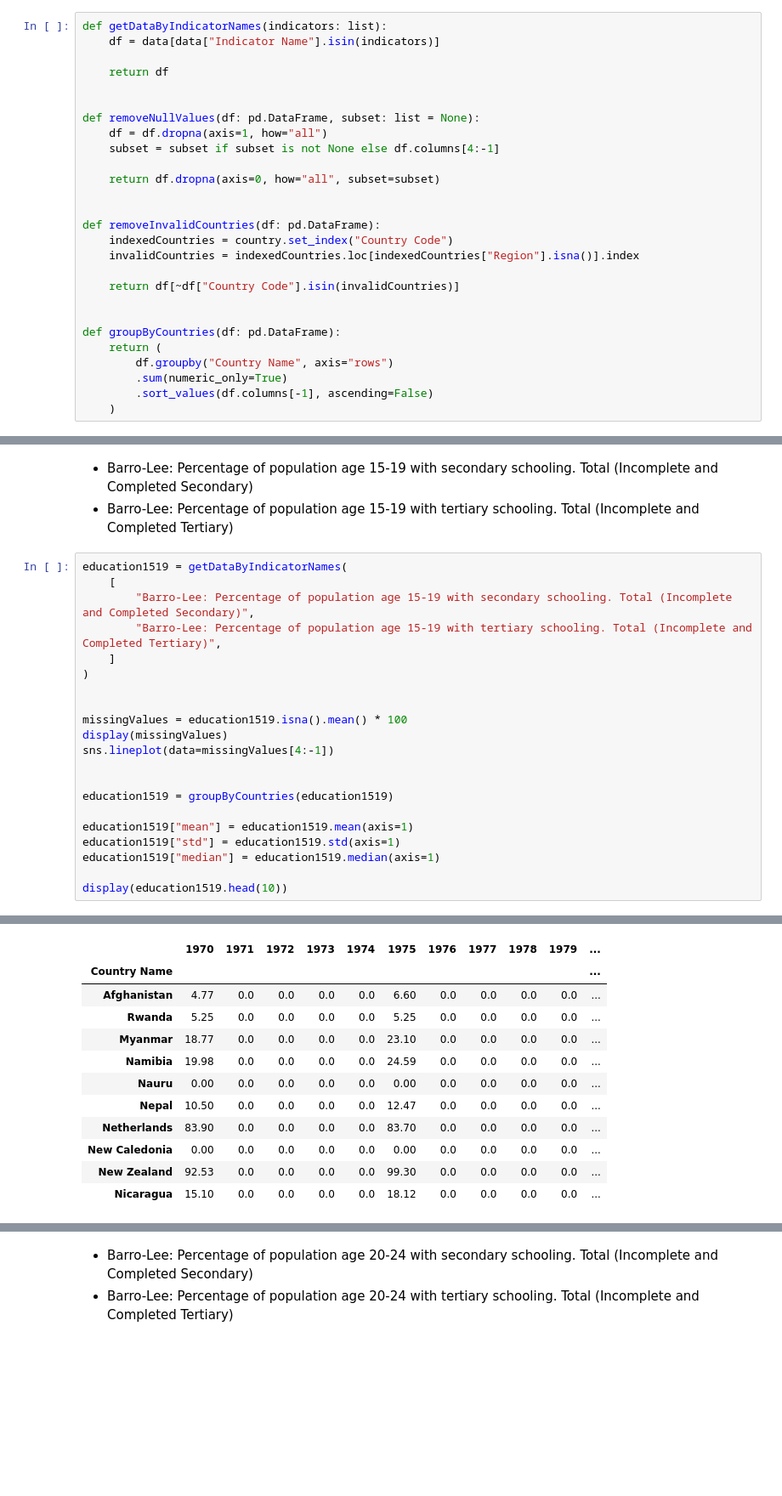
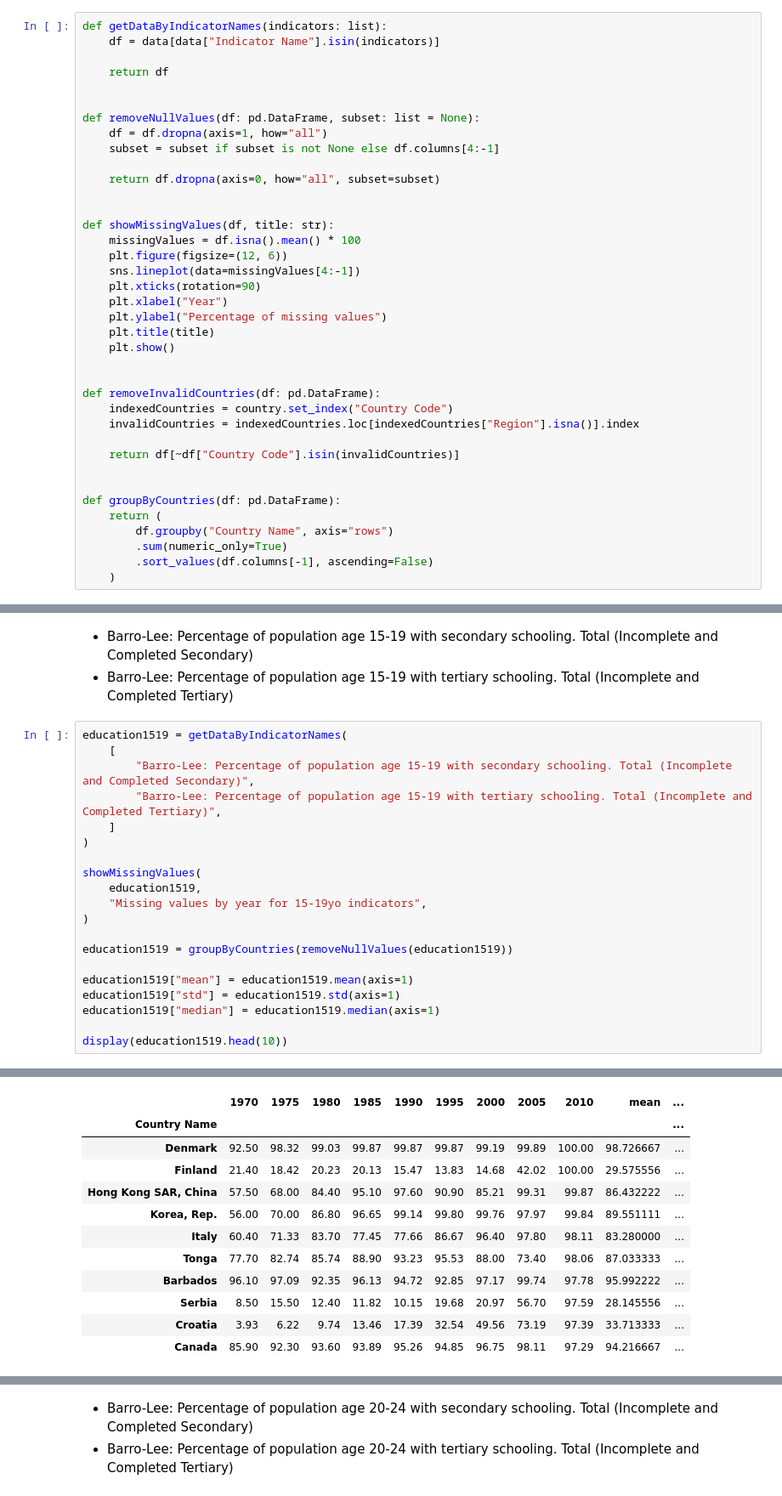
Before and after one commit to Dzov/DSP2, a Jupyter notebook: P2-notebook.ipynb, the cells around one changed output, grey strips where cells are left out. Shown at 85% size. Drawn from its saved outputs; the diff is of its cells as text; blank space fills up the shorter version.

```diff
--- a/P2-notebook.ipynb
+++ b/P2-notebook.ipynb
@@ -85,6 +85,17 @@ def removeNullValues(df: pd.DataFrame, subset: list = None):
     subset = subset if subset is not None else df.columns[4:-1]
 
     return df.dropna(axis=0, how="all", subset=subset)
+
+
+def showMissingValues(df, title: str):
+    missingValues = df.isna().mean() * 100
+    plt.figure(figsize=(12, 6))
+    sns.lineplot(data=missingValues[4:-1])
+    plt.xticks(rotation=90)
+    plt.xlabel("Year")
+    plt.ylabel("Percentage of missing values")
+    plt.title(title)
+    plt.show()
 
 
 def removeInvalidCountries(df: pd.DataFrame):
@@ -115,13 +126,12 @@ education1519 = getDataByIndicatorNames(
     ]
 )
 
+showMissingValues(
+    education1519,
+    "Missing values by year for 15-19yo indicators",
+)
 
-missingValues = education1519.isna().mean() * 100
-display(missingValues)
-sns.lineplot(data=missingValues[4:-1])
-
-
-education1519 = groupByCountries(education1519)
+education1519 = groupByCountries(removeNullValues(education1519))
 
 education1519["mean"] = education1519.mean(axis=1)
 education1519["std"] = education1519.std(axis=1)
@@ -149,12 +143,12 @@ dtype: float64
-|  | 1970 | 1971 | 1972 | 1973 | 1974 | 1975 | 1976 | 1977 | 1978 | 1979 | ... |
+|  | 1970 | 1975 | 1980 | 1985 | 1990 | 1995 | 2000 | 2005 | 2010 | mean | ... |
 | Country Name |  |  |  |  |  |  |  |  |  |  | ... |
-| Afghanistan | 4.77 | 0.0 | 0.0 | 0.0 | 0.0 | 6.60 | 0.0 | 0.0 | 0.0 | 0.0 | ... |
-| Rwanda | 5.25 | 0.0 | 0.0 | 0.0 | 0.0 | 5.25 | 0.0 | 0.0 | 0.0 | 0.0 | ... |
-| Myanmar | 18.77 | 0.0 | 0.0 | 0.0 | 0.0 | 23.10 | 0.0 | 0.0 | 0.0 | 0.0 | ... |
-| Namibia | 19.98 | 0.0 | 0.0 | 0.0 | 0.0 | 24.59 | 0.0 | 0.0 | 0.0 | 0.0 | ... |
-| Nauru | 0.00 | 0.0 | 0.0 | 0.0 | 0.0 | 0.00 | 0.0 | 0.0 | 0.0 | 0.0 | ... |
-| Nepal | 10.50 | 0.0 | 0.0 | 0.0 | 0.0 | 12.47 | 0.0 | 0.0 | 0.0 | 0.0 | ... |
-| Netherlands | 83.90 | 0.0 | 0.0 | 0.0 | 0.0 | 83.70 | 0.0 | 0.0 | 0.0 | 0.0 | ... |
-| New Caledonia | 0.00 | 0.0 | 0.0 | 0.0 | 0.0 | 0.00 | 0.0 | 0.0 | 0.0 | 0.0 | ... |
-| New Zealand | 92.53 | 0.0 | 0.0 | 0.0 | 0.0 | 99.30 | 0.0 | 0.0 | 0.0 | 0.0 | ... |
-| Nicaragua | 15.10 | 0.0 | 0.0 | 0.0 | 0.0 | 18.12 | 0.0 | 0.0 | 0.0 | 0.0 | ... |
+| Denmark | 92.50 | 98.32 | 99.03 | 99.87 | 99.87 | 99.87 | 99.19 | 99.89 | 100.00 | 98.726667 | ... |
+| Finland | 21.40 | 18.42 | 20.23 | 20.13 | 15.47 | 13.83 | 14.68 | 42.02 | 100.00 | 29.575556 | ... |
+| Hong Kong SAR, China | 57.50 | 68.00 | 84.40 | 95.10 | 97.60 | 90.90 | 85.21 | 99.31 | 99.87 | 86.432222 | ... |
+| Korea, Rep. | 56.00 | 70.00 | 86.80 | 96.65 | 99.14 | 99.80 | 99.76 | 97.97 | 99.84 | 89.551111 | ... |
+| Italy | 60.40 | 71.33 | 83.70 | 77.45 | 77.66 | 86.67 | 96.40 | 97.80 | 98.11 | 83.280000 | ... |
+| Tonga | 77.70 | 82.74 | 85.74 | 88.90 | 93.23 | 95.53 | 88.00 | 73.40 | 98.06 | 87.033333 | ... |
+| Barbados | 96.10 | 97.09 | 92.35 | 96.13 | 94.72 | 92.85 | 97.17 | 99.74 | 97.78 | 95.992222 | ... |
+| Serbia | 8.50 | 15.50 | 12.40 | 11.82 | 10.15 | 19.68 | 20.97 | 56.70 | 97.59 | 28.145556 | ... |
+| Croatia | 3.93 | 6.22 | 9.74 | 13.46 | 17.39 | 32.54 | 49.56 | 73.19 | 97.39 | 33.713333 | ... |
+| Canada | 85.90 | 92.30 | 93.60 | 93.89 | 95.26 | 94.85 | 96.75 | 98.11 | 97.29 | 94.216667 | ... |
```
Also changed, not shown: parts of 7 cells of this notebook.
